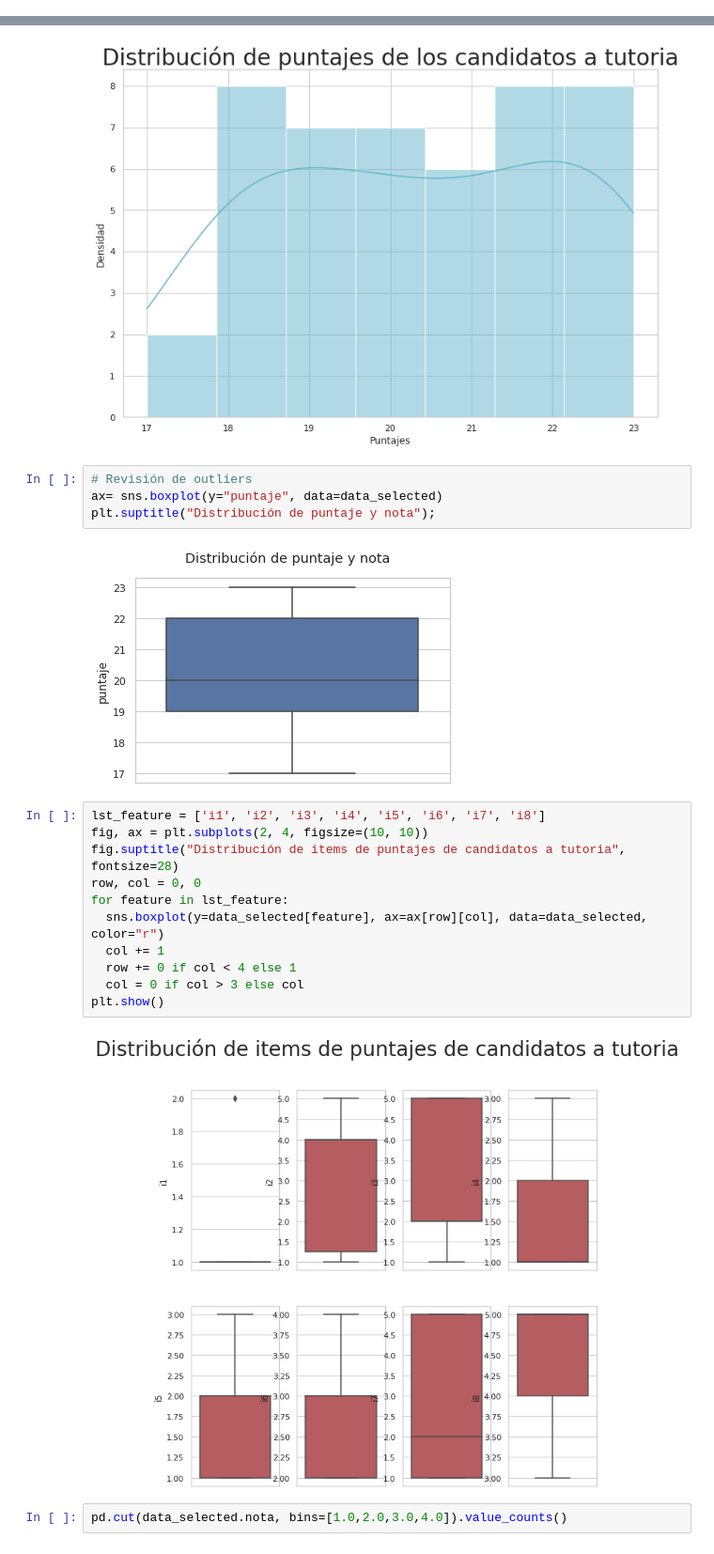
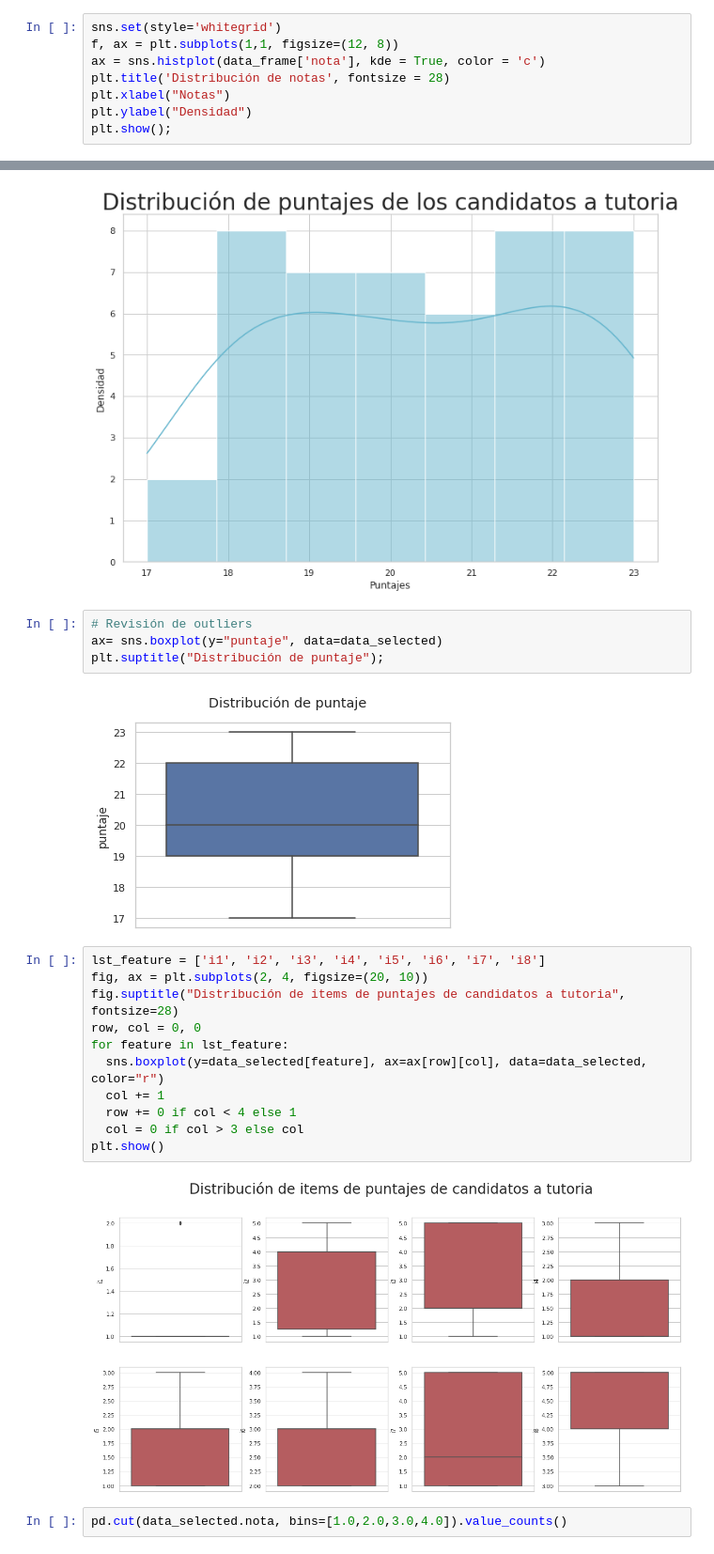
Before and after one commit to jamezahidalgo/PilotoTutoria, a Jupyter notebook: PRY_ModeloTutoria.ipynb, the cells around one changed output, grey strips where cells are left out. Shown at 94% size. Drawn from its saved outputs; the diff is of its cells as text.

```diff
--- a/PRY_ModeloTutoria.ipynb
+++ b/PRY_ModeloTutoria.ipynb
@@ -111,3 +111,11 @@ plt.ylabel("Densidad")
 plt.show();
 # %% [output]
 [figure]
+# %%
+sns.set(style='whitegrid')
+f, ax = plt.subplots(1,1, figsize=(12, 8))
+ax = sns.histplot(data_frame['nota'], kde = True, color = 'c')
+plt.title('Distribución de notas', fontsize = 28)
+plt.xlabel("Notas")
+plt.ylabel("Densidad")
+plt.show();
@@ -152,22 +162,22 @@ plt.show();
 # %%
 # Revisión de outliers
 ax= sns.boxplot(y="puntaje", data=data_selected)
-plt.suptitle("Distribución de puntaje y nota");
+plt.suptitle("Distribución de puntaje");
 # %% [output]
-[figure, old version]
+[figure, new version]
 # %%
 lst_feature = ['i1', 'i2', 'i3', 'i4', 'i5', 'i6', 'i7', 'i8']
-fig, ax = plt.subplots(2, 4, figsize=(10, 10))
+fig, ax = plt.subplots(2, 4, figsize=(20, 10))
 fig.suptitle("Distribución de items de puntajes de candidatos a tutoria", fontsize=28)
 row, col = 0, 0
 for feature in lst_feature:
   sns.boxplot(y=data_selected[feature], ax=ax[row][col], data=data_selected, color="r")
   col += 1
   row += 0 if col < 4 else 1
   col = 0 if col > 3 else col
 plt.show()
 # %% [output]
-[figure, old version]
+[figure, new version]
 # %%
 pd.cut(data_selected.nota, bins=[1.0,2.0,3.0,4.0]).value_counts()
 # %% [output]
```
Also changed, not shown: parts of 26 cells of this notebook, 1 other file.
